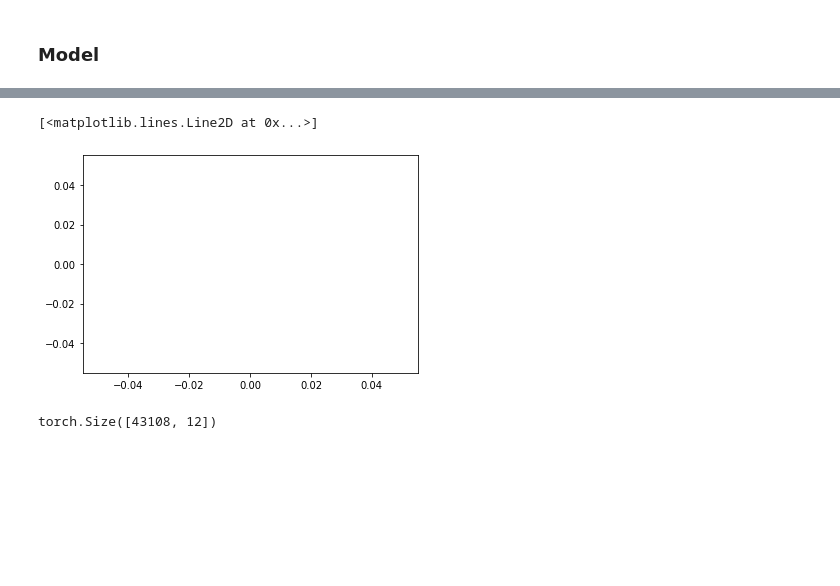
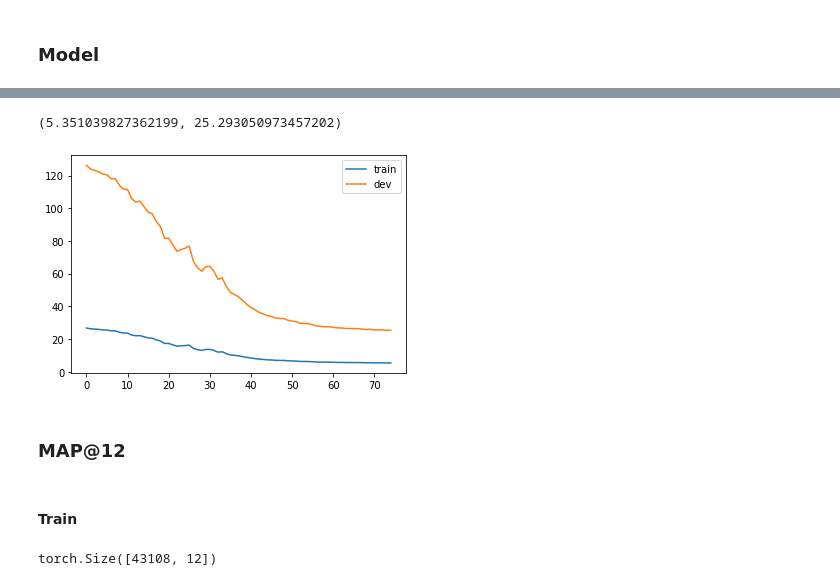
Before and after one commit to stevieg3/fashion-recommendations, a Jupyter notebook: notebooks/19-Multi-label model.ipynb, the cells around one changed output, grey strips where cells are left out. Cells and saved outputs as stored; diff of their text form; code cells hidden in the pictures; blank space fills up the shorter version.

```diff
--- a/notebooks/19-Multi-label model.ipynb
+++ b/notebooks/19-Multi-label model.ipynb
@@ -156,15 +171,16 @@ class FashionRecV3(nn.Module):
         torch.nn.init.xavier_uniform_(self.user_embeddings.weight)
 
         # FC layers
-        self.fc_1 = nn.Linear(in_features=user_embedding_dim+384+3, out_features=512)
-        self.fc_2 = nn.Linear(in_features=512, out_features=256)
-        self.fc_3 = nn.Linear(in_features=256, out_features=len(articles_df))
+        self.fc_1 = nn.Linear(in_features=user_embedding_dim+384+3, out_features=2048)
+        self.fc_2 = nn.Linear(in_features=2048, out_features=1024)
+        # self.fc_3 = nn.Linear(in_features=1024, out_features=512)
+        self.fc_3 = nn.Linear(in_features=1024, out_features=len(articles_df))
 
         # Activation functions
         self.relu = nn.ReLU()
 
         # Dropout
-        self.dropout = nn.Dropout(0.2)
+        self.dropout = nn.Dropout(0.01)
 
     def forward(
         self,
@@ -191,6 +207,10 @@ class FashionRecV3(nn.Module):
         x = self.dropout(x)
 
         x = self.fc_3(x)
+        # x = self.relu(x)
+        # x = self.dropout(x)
+
+        # x = self.fc_4(x)
 
         return x
 # %%
@@ -208,6 +228,6 @@ FashionRecV3(
 )
 # %%
-BATCH_SIZE = 512
+BATCH_SIZE = 1024
 # %%
 total_training_examples = pd.read_csv('data/final_train_set.tsv', sep='\t').shape[0]
 total_batches = np.ceil(total_training_examples/BATCH_SIZE)
@@ -223,9 +243,10 @@ total_dev_batches
 # %%
-criterion = nn.BCEWithLogitsLoss()
-optimizer = torch.optim.Adam(params=fashion_rec_v3.parameters(), lr=0.0001)
-scheduler = torch.optim.lr_scheduler.ExponentialLR(optimizer, gamma=0.9)
+# criterion = nn.BCEWithLogitsLoss()
+criterion = nn.CrossEntropyLoss()
+optimizer = torch.optim.Adam(params=fashion_rec_v3.parameters(), lr=0.001)  # 0.0001
+scheduler = torch.optim.lr_scheduler.ExponentialLR(optimizer, gamma=0.8)
 # %%
-MAX_EPOCHS = 3
+MAX_EPOCHS = 75
 
 training_losses = []
 dev_losses = []
@@ -252,7 +273,7 @@ for epoch in range(MAX_EPOCHS):
 
         optimizer.step()
 
-    scheduler.step()
+    # scheduler.step()
 
     # Compute train loss:
 
@@ -274,7 +295,8 @@ for epoch in range(MAX_EPOCHS):
 
             y_pred = fashion_rec_v3(customer_id_idx, inputs)
 
-            loss = nn.BCEWithLogitsLoss(reduction='sum')(y_pred, label)
+            # loss = nn.BCEWithLogitsLoss(reduction='sum')(y_pred, label)
+            loss = nn.CrossEntropyLoss(reduction='sum')(y_pred, label)
 
             total_train_loss += loss.item()
 
@@ -296,11 +318,12 @@ for epoch in range(MAX_EPOCHS):
             customer_id_idx, inputs, label = data
             customer_id_idx, inputs, label = customer_id_idx.to(device), inputs.to(device), label.to(device)
 
-            optimizer.zero_grad()  # Set gradients to 0 otherwise will accumulate
+            # optimizer.zero_grad()  # Set gradients to 0 otherwise will accumulate
 
             y_pred = fashion_rec_v3(customer_id_idx, inputs)
 
-            loss = nn.BCEWithLogitsLoss(reduction='sum')(y_pred, label)
+            # loss = nn.BCEWithLogitsLoss(reduction='sum')(y_pred, label)
+            loss = nn.CrossEntropyLoss(reduction='sum')(y_pred, label)
 
             total_dev_loss += loss.item()
 
@@ -319,8 +349,18 @@ Dev loss: 182.74645021672833
+# %%
+training_losses[-1], dev_losses[-1]
+# %% [output]
+(5.351039827362199, 25.293050973457202)
 # %%
-plt.plot(training_losses)
+plt.plot(training_losses, label='train')
+plt.plot(dev_losses, label='dev')
+plt.legend()
+plt.show()
 # %% [output]
-[<matplotlib.lines.Line2D at 0x...>]
-[figure, old version]
+[figure, new version]
+# %% [markdown]
+### MAP@12
+# %% [markdown]
+#### Train
 # %%
 fashion_rec_v3.eval()
 
```
Also changed, not shown: parts of 27 cells of this notebook.
